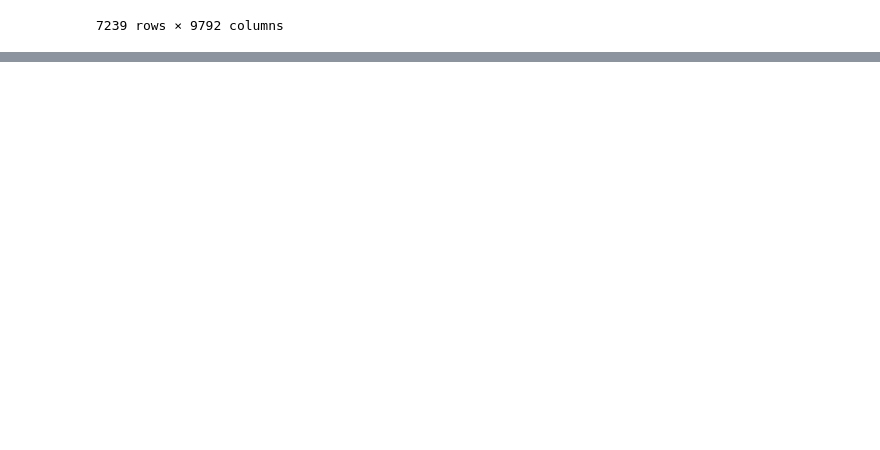
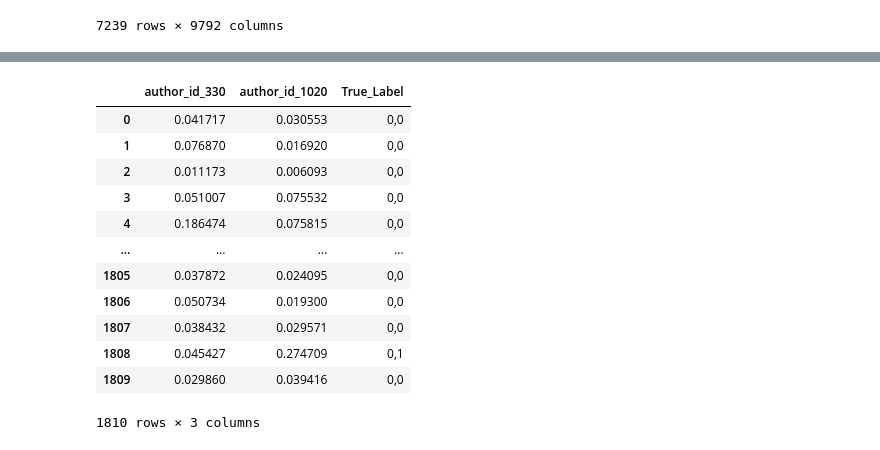
Before and after one commit to wwhite5/Springboard-Capstone-1-NLP, a Jupyter notebook: Notebooks/Many_Authors.ipynb, the cells around one changed output, grey strips where cells are left out. Cells and saved outputs as stored; diff of their text form; code cells hidden in the pictures; blank space fills up the shorter version.

```diff
--- a/Notebooks/Many_Authors.ipynb
+++ b/Notebooks/Many_Authors.ipynb
@@ -218,0 +249,19 @@ h_loss
+# %%
+proba_df['True_Label_list'] = y_test.tolist()
+proba_df['True_Label'] = [','.join(map(str, l)) for l in proba_df['True_Label_list']]
+proba_df.drop('True_Label_list', axis=1, inplace=True)
+proba_df
+# %% [output]
+|  | author_id_330 | author_id_1020 | True_Label |
+| 0 | 0.041717 | 0.030553 | 0,0 |
+| 1 | 0.076870 | 0.016920 | 0,0 |
+| 2 | 0.011173 | 0.006093 | 0,0 |
+| 3 | 0.051007 | 0.075532 | 0,0 |
+| 4 | 0.186474 | 0.075815 | 0,0 |
+| ... | ... | ... | ... |
+| 1805 | 0.037872 | 0.024095 | 0,0 |
+| 1806 | 0.050734 | 0.019300 | 0,0 |
+| 1807 | 0.038432 | 0.029571 | 0,0 |
+| 1808 | 0.045427 | 0.274709 | 0,1 |
+| 1809 | 0.029860 | 0.039416 | 0,0 |
+1810 rows × 3 columns
```
Also changed, not shown: parts of 32 cells of this notebook.
